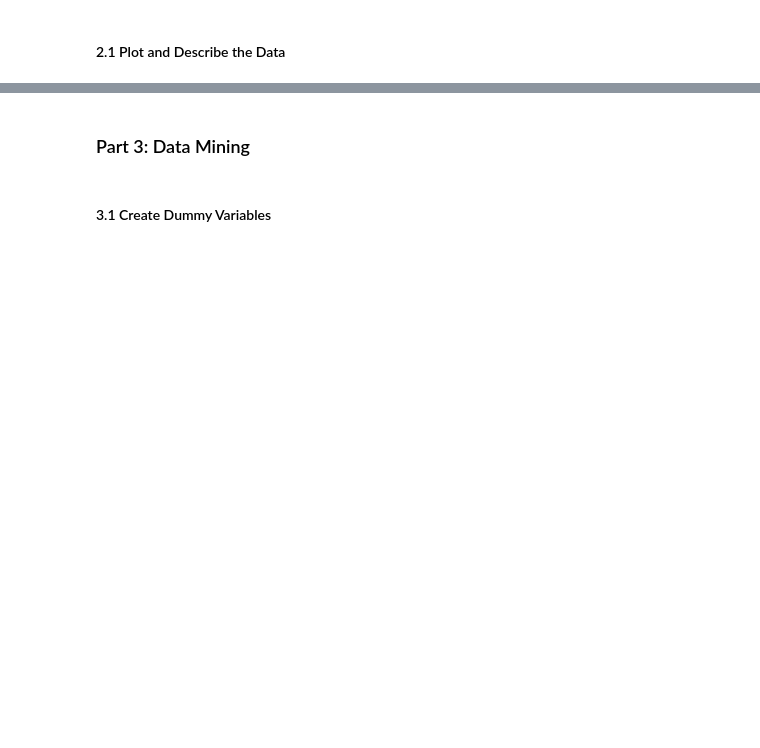
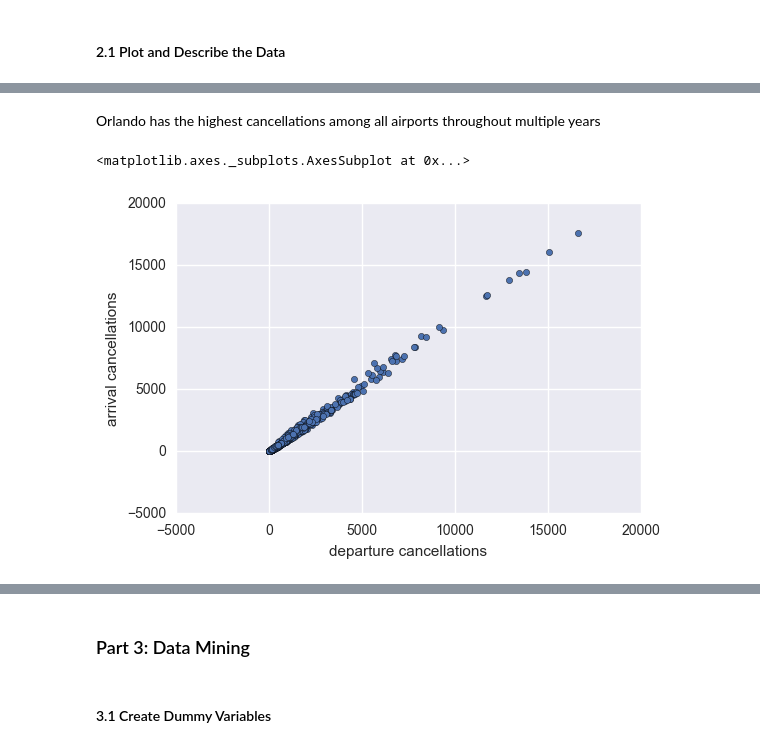
Before and after one commit to AndrewJeong89/GA-DSI, a Jupyter notebook: projects/projects-weekly/project-07/starter-code/project7- Airport - AJ.ipynb, the cells around one changed output, grey strips where cells are left out. Cells and saved outputs as stored; diff of their text form; code cells hidden in the pictures; blank space fills up the shorter version.

```diff
--- a/projects/projects-weekly/project-07/starter-code/project7- Airport - AJ.ipynb
+++ b/projects/projects-weekly/project-07/starter-code/project7- Airport - AJ.ipynb
@@ -80,5 +96,6 @@ airport_op.to_sql('airport_operations',engine,if_exists='replace')
 # %% [markdown]
 Join airport_cancellations.csv and airports.csv into one table
 # %%
-airports  = %sql select * from airport a join airport_cancellations ac on a."LocID" = ac."Airport";
+# Combine cancellations,airports, and airport operations tables in Postgresql
+airports  = %%sql select * from airport a join airport_cancellations ac on a."LocID" = ac."Airport" join airport_operations ao on (a."LocID"=ao."airport" and ac."Year" = ao."year")
 # %% [output]
@@ -126,0 +139,3 @@ array([u'ALBUQUERQUE INTL SUNPORT', u'TED STEVENS ANCHORAGE INTL',
+# %%
+# drop alias, facility type, key, airport x2, year columns
+airports = airports.drop(['ALIAS','Facility Type','Key','Airport','airport','year','Boundary Data Available','COUNTY'],axis=1)
@@ -126,0 +184,3 @@ array([u'ALBUQUERQUE INTL SUNPORT', u'TED STEVENS ANCHORAGE INTL',
+# %%
+# make column titles lowercase
+airports.columns = [x.lower() for x in airports.columns]
@@ -139,0 +258,9 @@ from sklearn.decomposition import PCA
+# %% [markdown]
+Orlando has the highest cancellations among all airports throughout multiple years
+# %%
+# relationship between departure and arrival cancellations
+
+airports.plot(kind='scatter', x='departure cancellations', y='arrival cancellations')
+# %% [output]
+<matplotlib.axes._subplots.AxesSubplot at 0x...>
+[figure, added]
```
Also changed, not shown: parts of 46 cells of this notebook, 1 other file.
